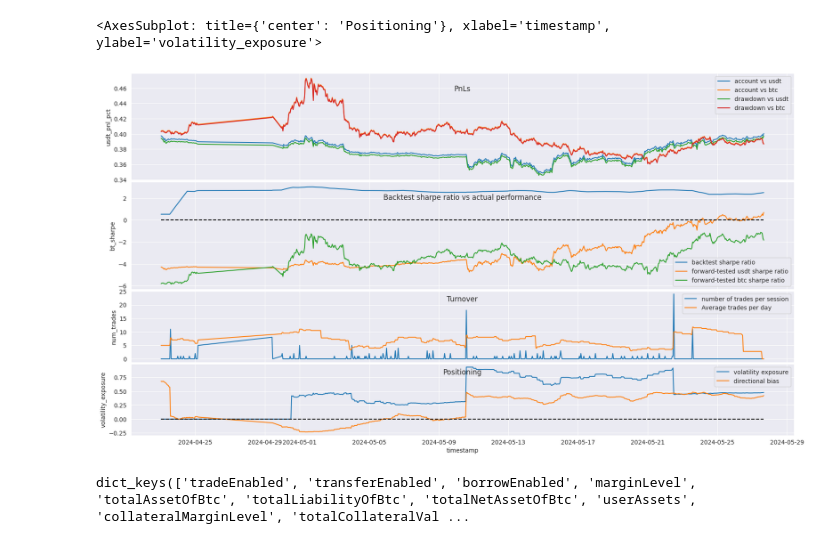
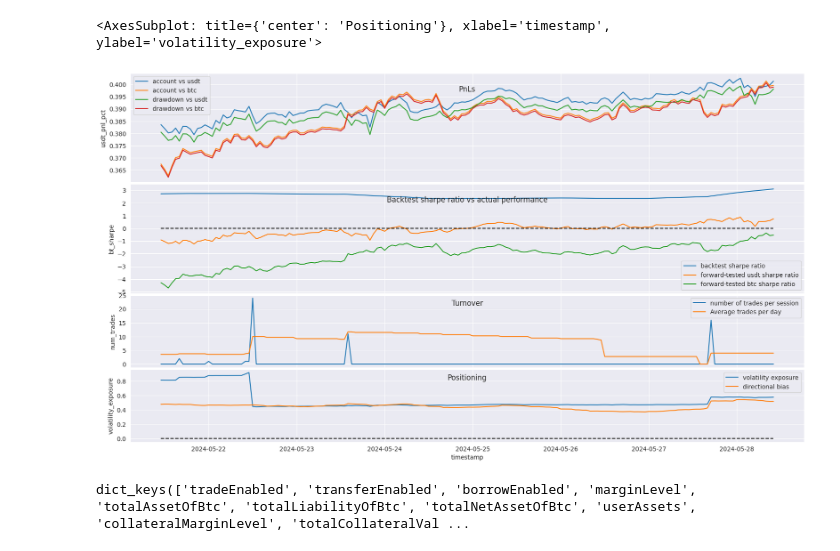
Before and after one commit to codebiscuits/modular_trader, a Jupyter notebook: continuous/inspect_session_records.ipynb, the cells around one changed output. Drawn from its saved outputs; the diff is of its cells as text; code cells hidden in the pictures.

```diff
--- a/continuous/inspect_session_records.ipynb
+++ b/continuous/inspect_session_records.ipynb
@@ -44,37 +44,37 @@ sr = sr.with_columns(
     sr_3.alias('volatility_exposure'),
     bias.alias('bias'),
     # pred_exp.alias('pred_exp')
-).tail(sharpe_lb)
+).tail(168)
 
 fig, ax = plt.subplots(nrows=4, figsize=(20, 11), gridspec_kw=dict(height_ratios=[3, 3, 2, 2]), sharex=True)
 fig.subplots_adjust(hspace = 0.02)
 ax[0].set_title('PnLs', y=0.8)
 ax[1].set_title('Backtest sharpe ratio vs actual performance', y=0.8)
 ax[2].set_title('Turnover', y=0.8)
 ax[3].set_title('Positioning', y=0.8)
 
 sns.lineplot(data=sr, x='timestamp', y='usdt_pnl_pct', label='account vs usdt', ax=ax[0])
 sns.lineplot(data=sr, x='timestamp', y='btc_pnl_pct', label='account vs btc', ax=ax[0])
 sns.lineplot(data=sr, x='timestamp', y='usdt_dd', label='drawdown vs usdt', ax=ax[0])
 sns.lineplot(data=sr, x='timestamp', y='btc_dd', label='drawdown vs btc', ax=ax[0])
 
 sns.lineplot(data=sr, x='timestamp', y='bt_sharpe', label='backtest sharpe ratio', ax=ax[1])
 sns.lineplot(data=sr, x='timestamp', y='usdt_sharpe', label='forward-tested usdt sharpe ratio', ax=ax[1])
 sns.lineplot(data=sr, x='timestamp', y='btc_sharpe', label='forward-tested btc sharpe ratio', ax=ax[1])
 sns.lineplot(data=sr, x='timestamp', y=0, color='black', linestyle='--', ax=ax[1])
 
 sns.lineplot(data=sr, x='timestamp', y='num_trades', label='number of trades per session', ax=ax[2])
 sns.lineplot(data=sr, x='timestamp', y='avg_trades', label='Average trades per day', ax=ax[2])
 
 sns.lineplot(data=sr, x='timestamp', y='volatility_exposure', label='volatility exposure', ax=ax[3])
 sns.lineplot(data=sr, x='timestamp', y='bias', label='directional bias', ax=ax[3])
 # sns.lineplot(data=sr, x='timestamp', y='pred_exp', label='predicted exposure', ax=ax[3])
 sns.lineplot(data=sr, x='timestamp', y=0, color='black', linestyle='--', ax=ax[3])
 
 # statistics
 # %% [output]
 <AxesSubplot: title={'center': 'Positioning'}, xlabel='timestamp', ylabel='volatility_exposure'>
-[figure, old version]
+[figure, new version]
 # %%
 from binance.client import Client as Client_b
 import mt.resources.keys as keys
```
Also changed, not shown: parts of 1 cell of this notebook, 3 other files.
